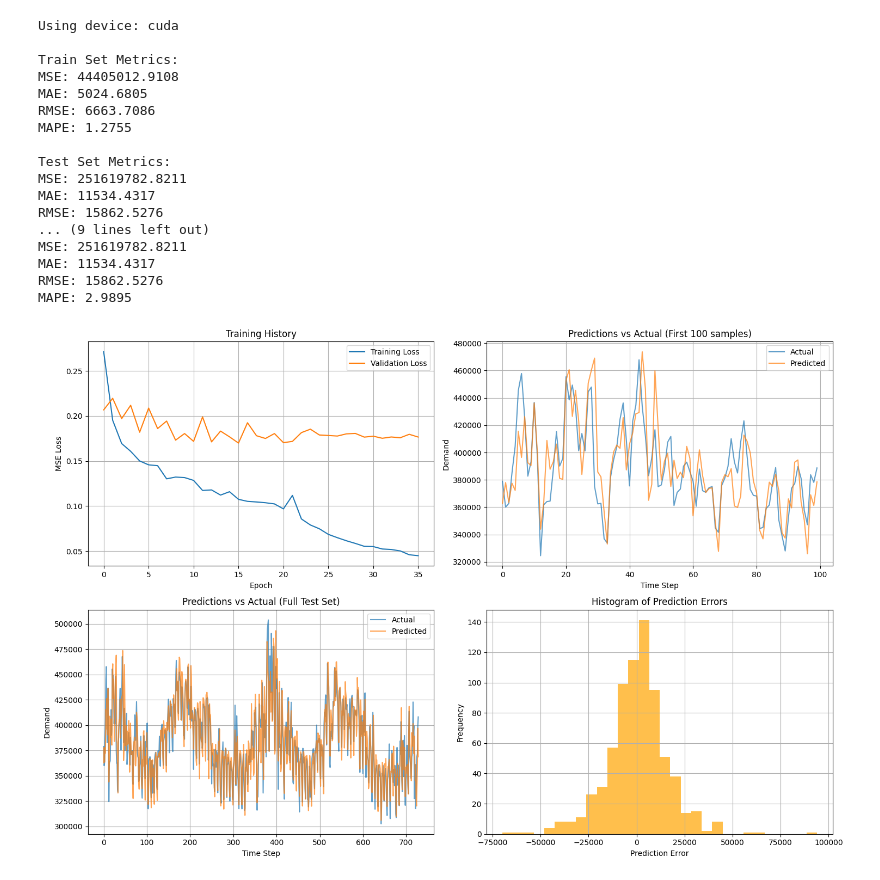
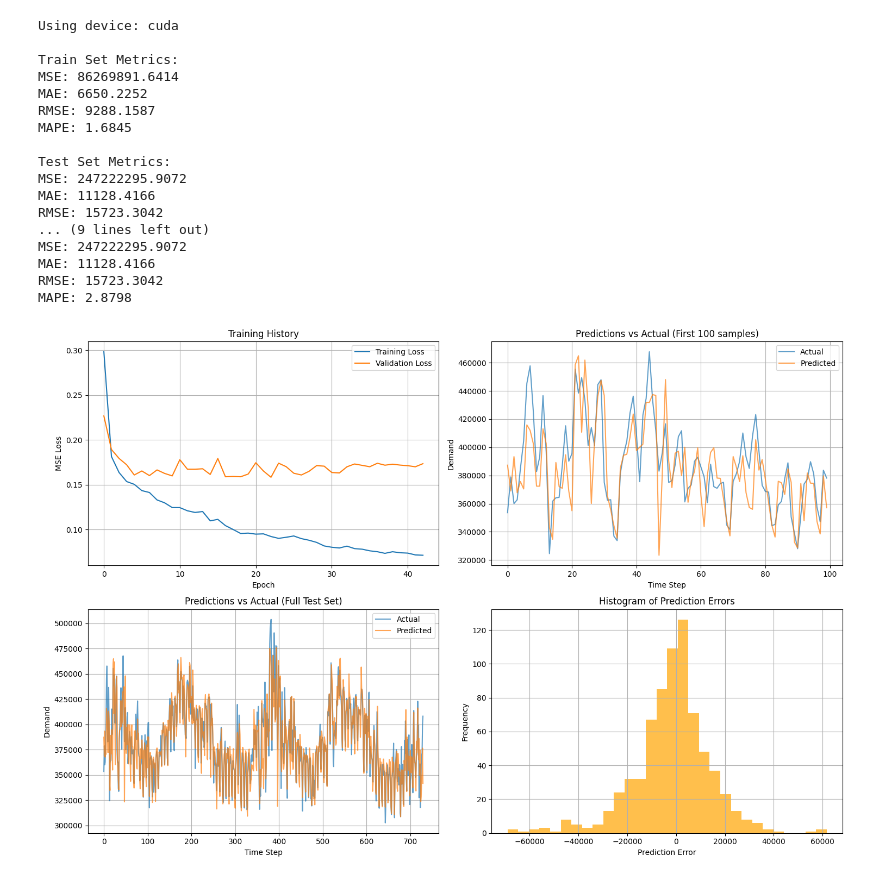
Before and after one commit to harrybirdnz/ZZSC9020-Group_F, a Jupyter notebook: individual/harry/model/2010_2019/80:20/all_features.ipynb, the cells around one changed output. Cells and saved outputs as stored; diff of their text form; code cells hidden in the pictures.

```diff
--- a/individual/harry/model/2010_2019/80:20/all_features.ipynb
+++ b/individual/harry/model/2010_2019/80:20/all_features.ipynb
@@ -20,43 +20,45 @@ feature_names = [
 ]
 # %%
 params = {
-    'learning_rate': 0.001,
-    'batch_size': 32,
-    'seq_length': 7,
+    'learning_rate': 0.0004,
+    'batch_size': 30,
+    'seq_length': 3,
     'transformer_encoder_layer_params': {
         'd_model': 64,
         'nhead': 4,
-        'dim_feedforward': 256,
-        'dropout': 0.1,
+        'dim_feedforward': 413,
+        'dropout': 0.074,
         'activation': 'relu'
     },
     'transformer_layer_params': {
-        'num_layers': 2,
+        'num_layers': 1,
     },
     'dataset': '2010-2019',
     'train_test_split': '80:20',
     'features': ['sum_30_min_demand'] + feature_names,
     'num_epochs': num_epochs,
-    'patience': patience
+    'patience': patience,
+    'visualise': True,
 }
+
 train_model(params)
 # %% [output]
 Using device: cuda
 
 Train Set Metrics:
-MSE: 44405012.9108
-MAE: 5024.6805
-RMSE: 6663.7086
-MAPE: 1.2755
+MSE: 86269891.6414
+MAE: 6650.2252
+RMSE: 9288.1587
+MAPE: 1.6845
 
 Test Set Metrics:
-MSE: 251619782.8211
-MAE: 11534.4317
-RMSE: 15862.5276
+MSE: 247222295.9072
+MAE: 11128.4166
+RMSE: 15723.3042
 ... (9 lines left out)
-MSE: 251619782.8211
-MAE: 11534.4317
-RMSE: 15862.5276
-MAPE: 2.9895
+MSE: 247222295.9072
+MAE: 11128.4166
+RMSE: 15723.3042
+MAPE: 2.8798
-[figure, old version]
+[figure, new version]
 # %%
```
Also changed, not shown: parts of 5 cells of this notebook, 8 other files.
